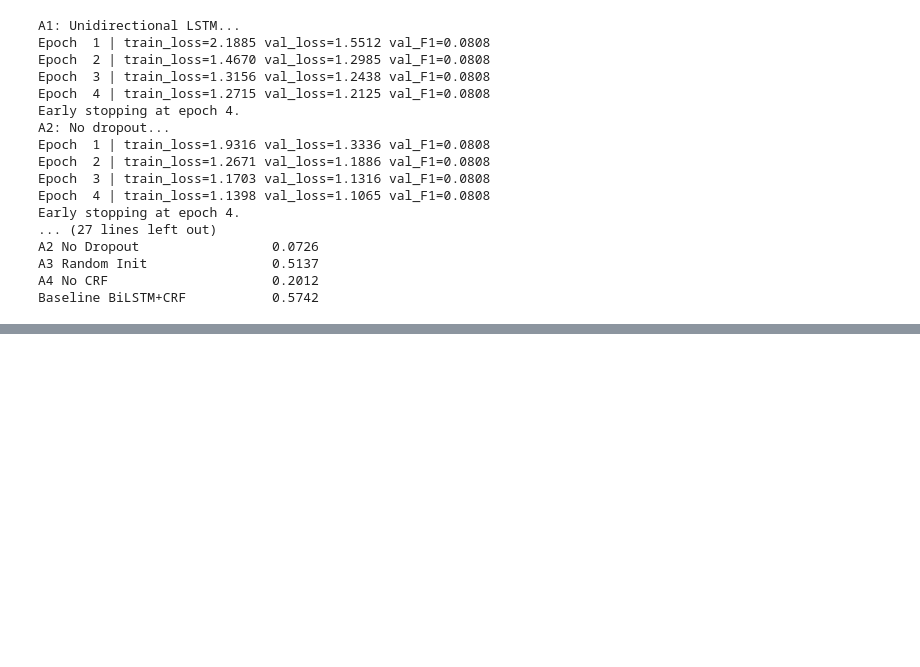
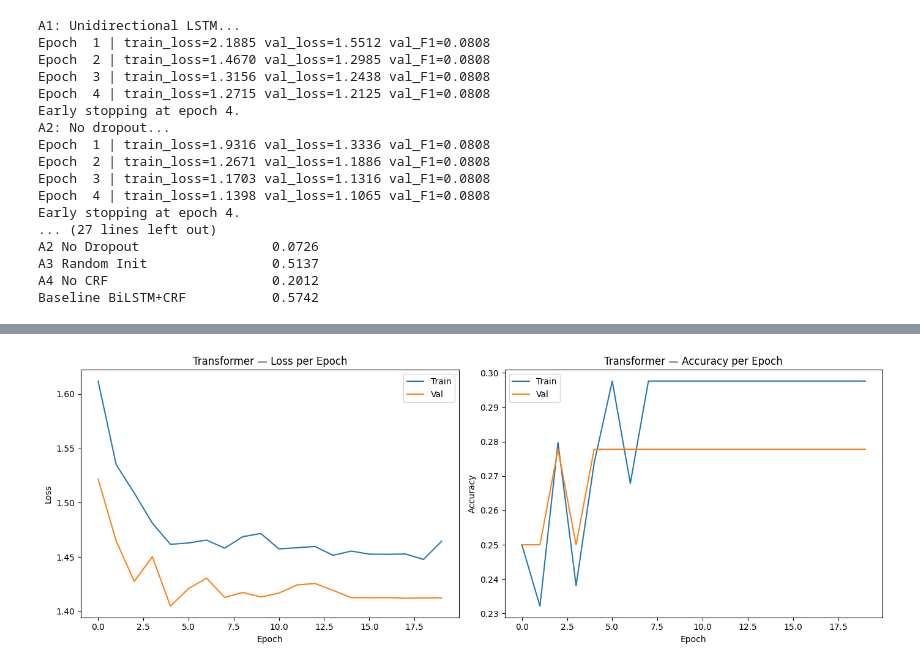
Before and after one commit to Saif1Shahzad/i23-2634-NLP-Assignment2, a Jupyter notebook: i23-2634_Assignment2_DS-A.ipynb, the cells around one changed output, grey strips where cells are left out. Saved outputs shown, nothing was run; the diff lists cells and outputs as text; code cells hidden in the pictures; blank space fills up the shorter version.

Commit message:
Implemented Transformer Encoder For Topic Classification

```diff
--- a/i23-2634_Assignment2_DS-A.ipynb
+++ b/i23-2634_Assignment2_DS-A.ipynb
@@ -1424,0 +1566,71 @@ Baseline BiLSTM+CRF           0.5742
+# %%
+EPOCHS_T   = 20
+WARMUP     = 50
+optimizer_t = torch.optim.AdamW(transformer.parameters(), lr=5e-4, weight_decay=0.01)
+ce_loss_t   = nn.CrossEntropyLoss()
+
+def to_class_logits(logits, num_classes):
+    if logits.dim() == 2:
+        return logits
+    if logits.dim() == 3:
+        if logits.size(-1) == num_classes:
+            return logits[:, 0, :]
+        if logits.size(1) == num_classes:
+            return logits[:, :, 0]
+    raise ValueError(f'Unexpected logits shape: {tuple(logits.shape)}')
+
+def lr_lambda(step):
+    if step < WARMUP:
+        return step / max(1, WARMUP)
+    total = EPOCHS_T * len(cls_train_dl)
+    progress = (step - WARMUP) / max(1, total - WARMUP)
+    return max(0.0, 0.5 * (1.0 + math.cos(math.pi * progress)))
+
+scheduler = torch.optim.lr_scheduler.LambdaLR(optimizer_t, lr_lambda)
+
+tr_losses_t, val_losses_t  = [], []
+tr_accs_t,   val_accs_t    = [], []
+global_step = 0
+best_val_acc = 0.0
+
+for epoch in range(EPOCHS_T):
+    transformer.train()
+    ep_loss, ep_correct, ep_total = 0.0, 0, 0
+    for x, y in cls_train_dl:
+        x, y = x.to(device), y.to(device)
+        logits = to_class_logits(transformer(x), len(CATEGORIES))
+        loss   = ce_loss_t(logits, y)
+        optimizer_t.zero_grad(); loss.backward(); optimizer_t.step(); scheduler.step()
+        global_step += 1
+        ep_loss    += loss.item()
+        ep_correct += (logits.argmax(-1) == y).sum().item()
+        ep_total   += y.size(0)
+    tr_losses_t.append(ep_loss / len(cls_train_dl))
+    tr_accs_t.append(ep_correct / ep_total)
+
+    # Validation
+    transformer.eval()
+    vl, vc, vt = 0.0, 0, 0
+    with torch.no_grad():
+        for x, y in cls_val_dl:
+            x, y = x.to(device), y.to(device)
+            logits = to_class_logits(transformer(x), len(CATEGORIES))
+            vl += ce_loss_t(logits, y).item()
+            vc += (logits.argmax(-1) == y).sum().item()
+            vt += y.size(0)
+    val_losses_t.append(vl / len(cls_val_dl))
+    val_accs_t.append(vc / vt)
+    print(f'Epoch {epoch+1:2d} | train_loss={tr_losses_t[-1]:.4f} train_acc={tr_accs_t[-1]:.4f}'
+          f' | val_loss={val_losses_t[-1]:.4f} val_acc={val_accs_t[-1]:.4f}')
+    if val_accs_t[-1] > best_val_acc:
+        best_val_acc = val_accs_t[-1]
+        torch.save(transformer.state_dict(), 'models/transformer_cls.pt')
+
+# Training curves
+fig, (ax1, ax2) = plt.subplots(1, 2, figsize=(14, 5))
+ax1.plot(tr_losses_t, label='Train'); ax1.plot(val_losses_t, label='Val')
+ax1.set_title('Transformer — Loss per Epoch'); ax1.set_xlabel('Epoch'); ax1.set_ylabel('Loss'); ax1.legend()
+ax2.plot(tr_accs_t,   label='Train'); ax2.plot(val_accs_t, label='Val')
+ax2.set_title('Transformer — Accuracy per Epoch'); ax2.set_xlabel('Epoch'); ax2.set_ylabel('Accuracy'); ax2.legend()
+plt.tight_layout(); plt.savefig('transformer_training_curves.png', dpi=150); plt.show()
+# %% [output]
@@ -1424,0 +1657 @@ Baseline BiLSTM+CRF           0.5742
+[figure, added]
```
Also changed, not shown: parts of 26 cells of this notebook, 6 other files.
